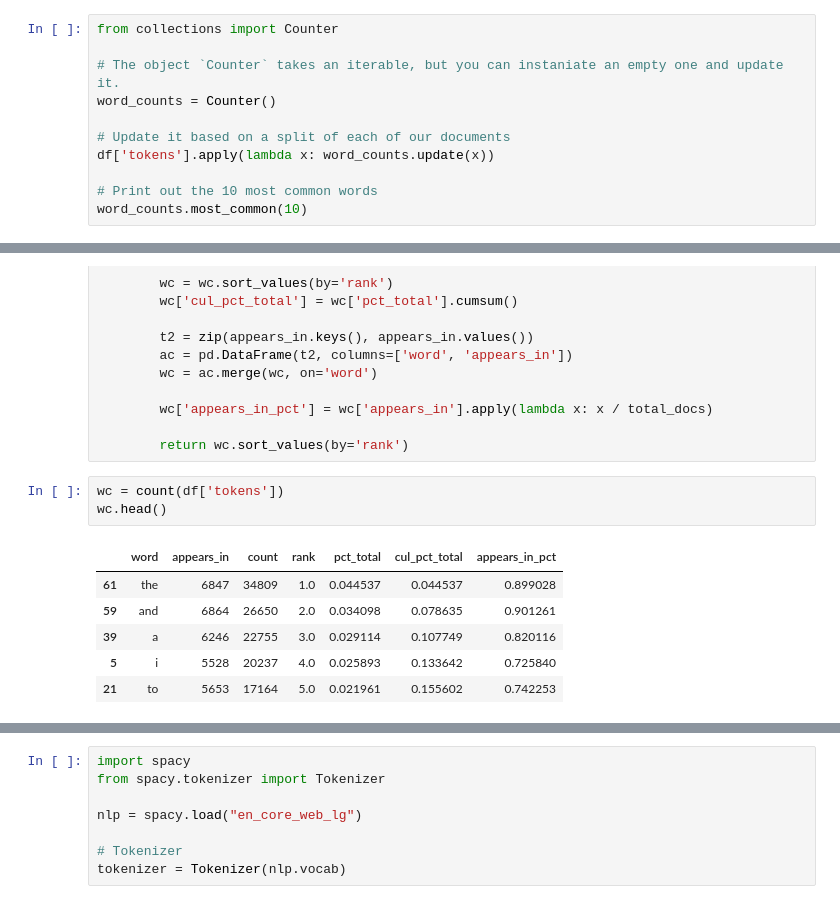
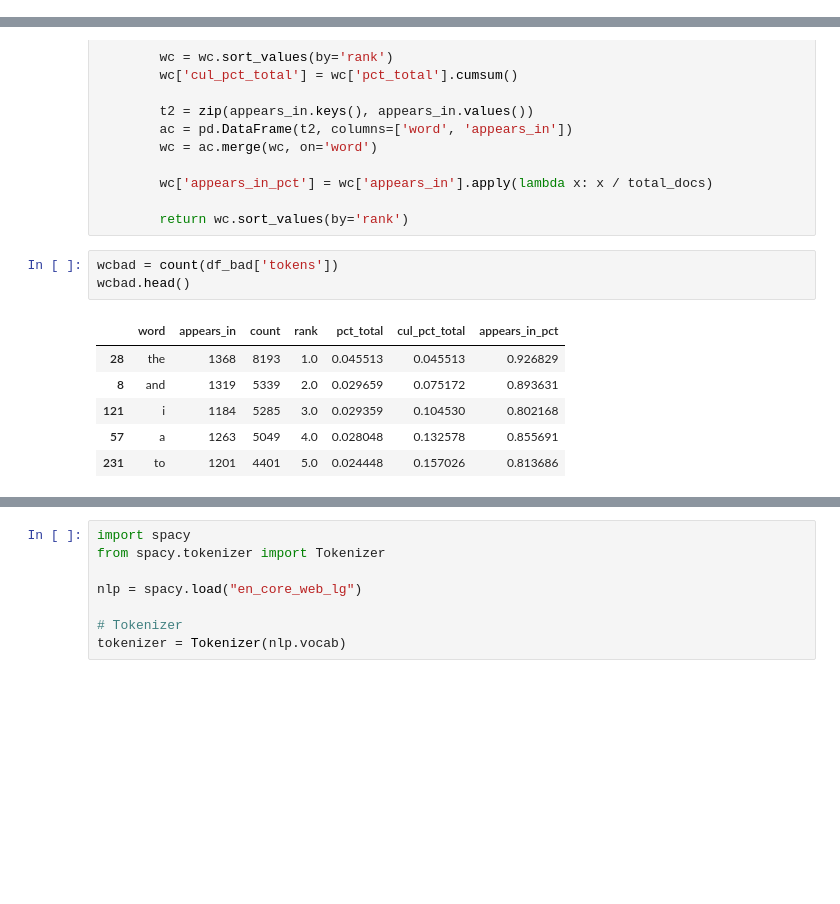
Before and after one commit to jberkow713/DS-Unit-4-Sprint-1-NLP, a Jupyter notebook: module1-text-data/LS_DS_411_Text_Data_Assignment.ipynb, the cells around one changed output, grey strips where cells are left out. Drawn from its saved outputs; the diff is of its cells as text; blank space fills up the shorter version.

```diff
--- a/module1-text-data/LS_DS_411_Text_Data_Assignment.ipynb
+++ b/module1-text-data/LS_DS_411_Text_Data_Assignment.ipynb
@@ -150,11 +140,0 @@ df[['full_review_text', 'tokens']][:5]
-# %%
-from collections import Counter
-
-# The object `Counter` takes an iterable, but you can instaniate an empty one and update it.
-word_counts = Counter()
-
-# Update it based on a split of each of our documents
-df['tokens'].apply(lambda x: word_counts.update(x))
-
-# Print out the 10 most common words
-word_counts.most_common(10)
@@ -201,12 +233,12 @@ def count(docs):
 
         return wc.sort_values(by='rank')
 # %%
-wc = count(df['tokens'])
-wc.head()
+wcbad = count(df_bad['tokens'])
+wcbad.head()
 # %% [output]
 |  | word | appears_in | count | rank | pct_total | cul_pct_total | appears_in_pct |
-| 61 | the | 6847 | 34809 | 1.0 | 0.044537 | 0.044537 | 0.899028 |
-| 59 | and | 6864 | 26650 | 2.0 | 0.034098 | 0.078635 | 0.901261 |
-| 39 | a | 6246 | 22755 | 3.0 | 0.029114 | 0.107749 | 0.820116 |
-| 5 | i | 5528 | 20237 | 4.0 | 0.025893 | 0.133642 | 0.725840 |
-| 21 | to | 5653 | 17164 | 5.0 | 0.021961 | 0.155602 | 0.742253 |
+| 28 | the | 1368 | 8193 | 1.0 | 0.045513 | 0.045513 | 0.926829 |
+| 8 | and | 1319 | 5339 | 2.0 | 0.029659 | 0.075172 | 0.893631 |
+| 121 | i | 1184 | 5285 | 3.0 | 0.029359 | 0.104530 | 0.802168 |
+| 57 | a | 1263 | 5049 | 4.0 | 0.028048 | 0.132578 | 0.855691 |
+| 231 | to | 1201 | 4401 | 5.0 | 0.024448 | 0.157026 | 0.813686 |
```
Also changed, not shown: parts of 67 cells of this notebook.
